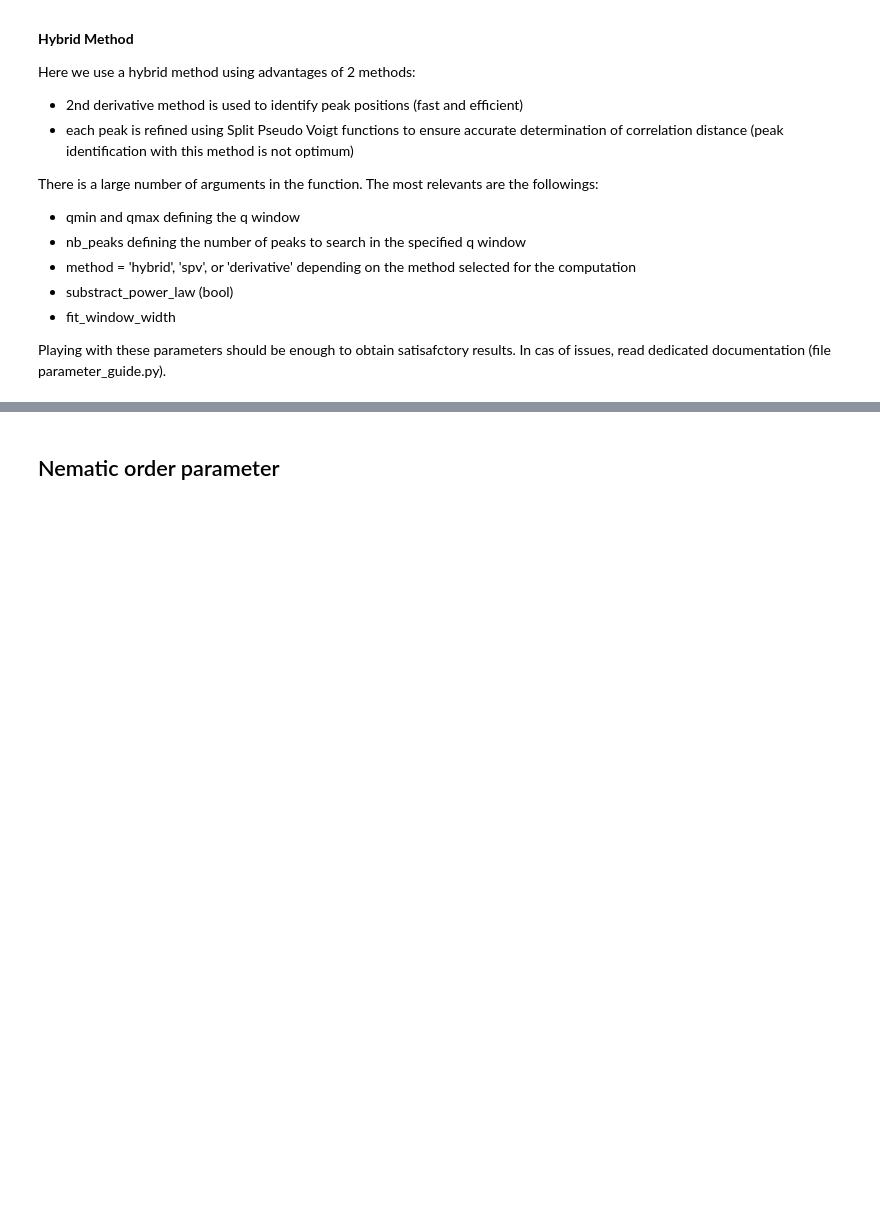
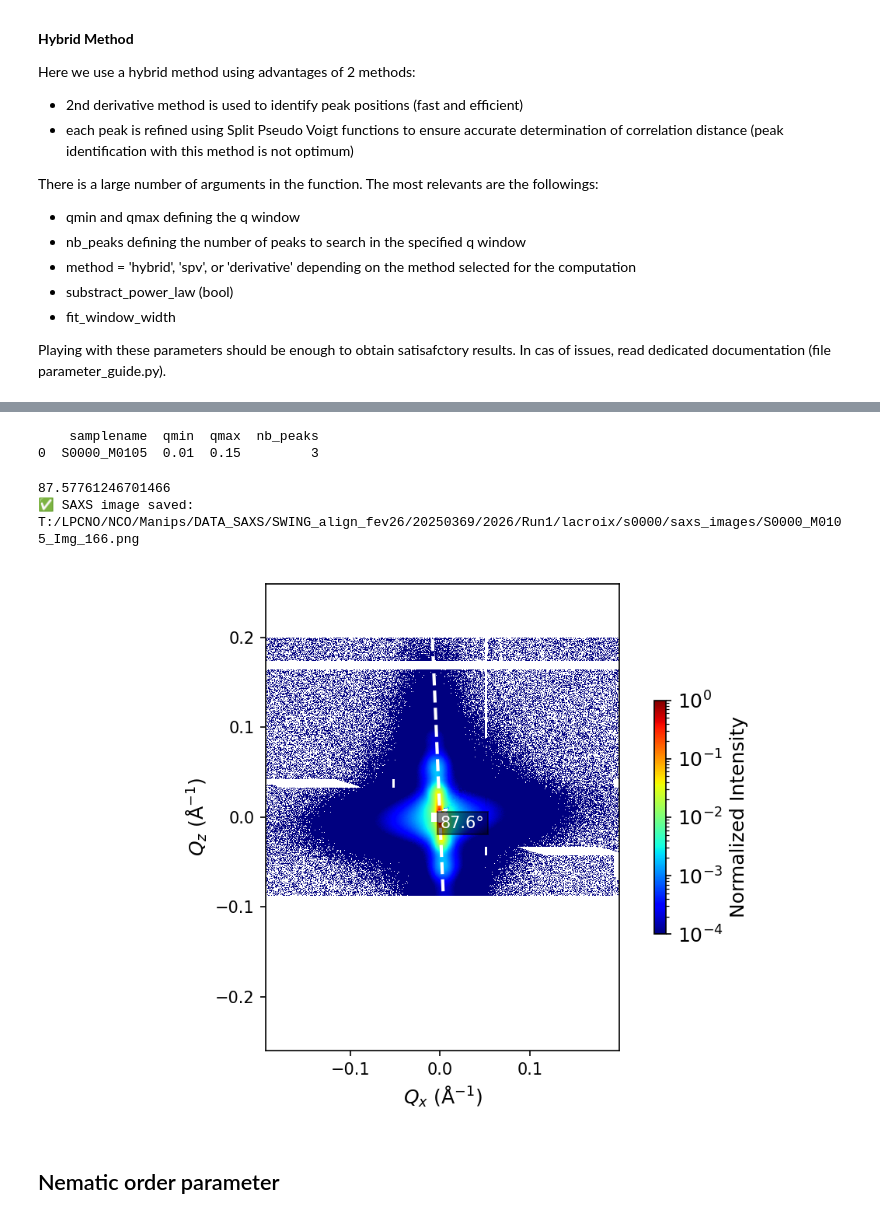
Before and after one commit to nicoratel/SAXSProcessor, a Jupyter notebook: Synchro_Emma.ipynb, the cells around one changed output, grey strips where cells are left out. Drawn from its saved outputs; the diff is of its cells as text; code cells hidden in the pictures; blank space fills up the shorter version.

```diff
--- a/Synchro_Emma.ipynb
+++ b/Synchro_Emma.ipynb
@@ -119,17 +193,13 @@ Playing with these parameters should be enough to obtain satisafctory results. I
 # %%
 get_results = detect_peaks_hybrid_interactive(
     proc,
-    nb_peaks_init=2,
-    qmin_init=0.03,
+    azimuth= 90 ,
+    width=360,
+    nb_peaks_init=3,
+    qmin_init=0.01,
     qmax_init=0.15,
     fit_window_width_init=1,
     prominence=0.8,
-    distance_pts=20)
-
-# Après avoir ajusté les sliders, récupérer les résultats
-results_dict = get_results()
-distances = results_dict['distances']
-distances_std = results_dict['distances_std']
-hybrid_results = results_dict['hybrid_results']
-peaklist = results_dict['peaklist']
+    distance_pts=20,
+    batch = False)
 # %% [output]
@@ -137,4 +207,48 @@ VBox(children=(Label(value='Ajuster les paramètres pour relancer la détection
 [interactive output not drawn]
+# %%
+
+# Après avoir ajusté les sliders, récupérer les résultats
+results_dict = get_results()
+distances = results_dict['distances']
+distances_std = results_dict['distances_std']
+hybrid_results = results_dict['hybrid_results']
+peaklist = results_dict['peaklist']
+q_min = results_dict['qmin']
+q_max = results_dict['qmax']
+nb_peaks = results_dict['nombredepics']
+
+
+# Permet d'enregister les bons paramêtres pour les réutiliser en batch (ne semble pas utile car on a pas vraiment besoin d'ajuster les parametres)
+results={
+    'samplename': proc.samplename,
+    'qmin' : q_min,
+    'qmax' : q_max,
+    'nb_peaks' : nb_peaks
+}
+
+# add dictionary to existing csv or create new one
+csv_file = os.path.join(path,'parametres_batch.csv')
+if os.path.exists(csv_file):
+    df_existing = pd.read_csv(csv_file)
+    df_new = pd.DataFrame([results])
+    df_combined = pd.concat([df_existing, df_new], ignore_index=True)
+    df_combined.to_csv(csv_file, index=False)
+    # visualize added line
+    print(df_new)
+else:
+    df = pd.DataFrame([results])
+    df.to_csv(csv_file, index=False)
+# %% [output]
+    samplename  qmin  qmax  nb_peaks
+0  S0000_M0105  0.01  0.15         3
+# %%
+angle = proc.find_main_orientation(qvalue=peaklist[0])
+print(angle)
+proc.plot2d_vsq(mean_angle=angle,)
+# %% [output]
+87.57761246701466
+✅ SAXS image saved: T:/LPCNO/NCO/Manips/DATA_SAXS/SWING_align_fev26/20250369/2026/Run1/lacroix/s0000/saxs_images/S0000_M0105_Img_166.png
+[figure, added]
 # %% [markdown]
 ## Nematic order parameter
 # %% [markdown]
```
Also changed, not shown: parts of 34 cells of this notebook, 11 other files.
